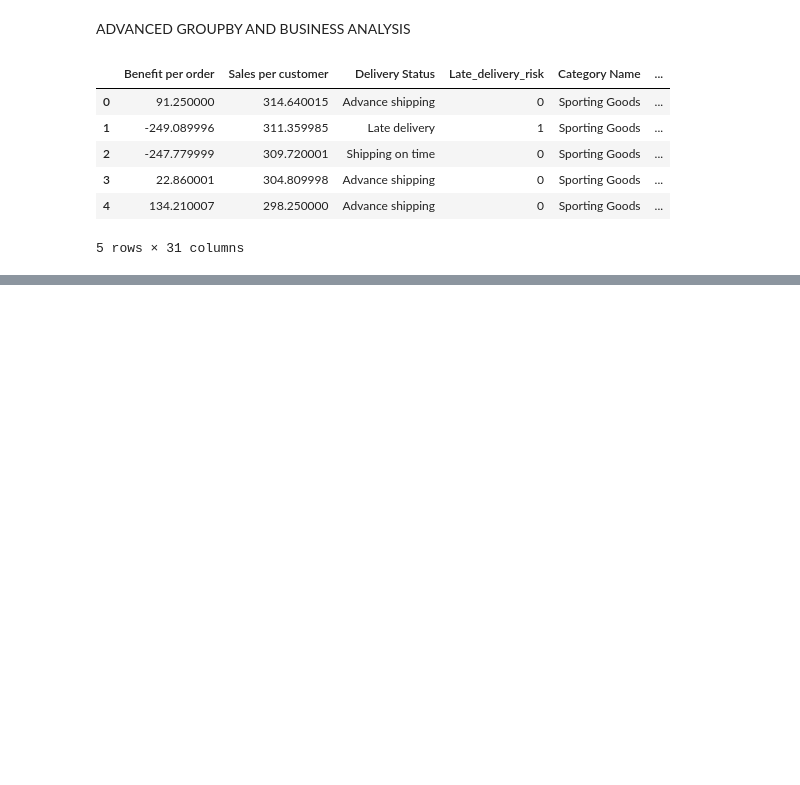
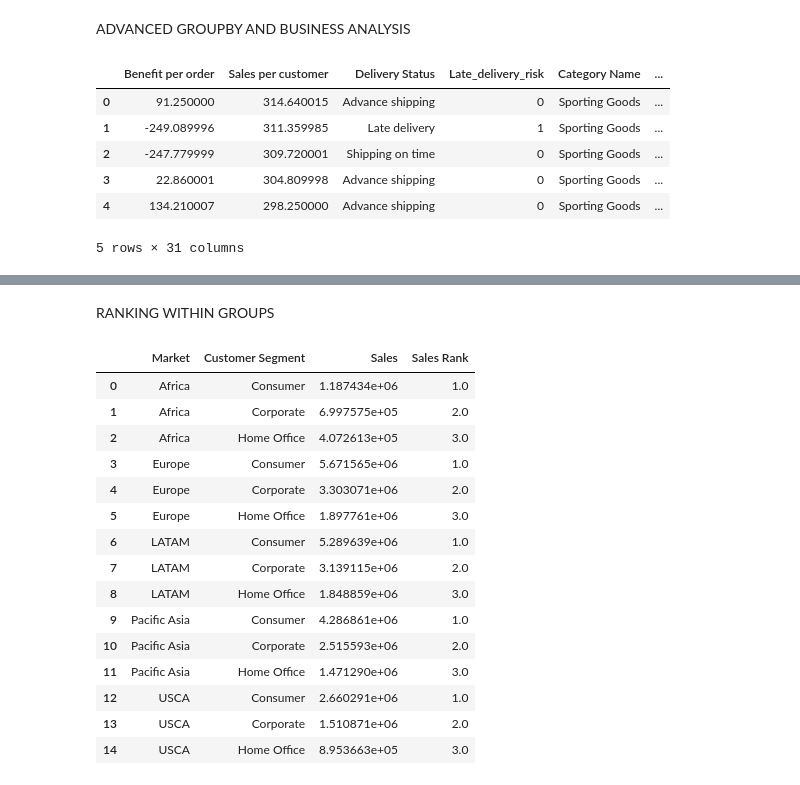
Before and after one commit to ivaibhavpawar1045/Python-Data-Analytics, a Jupyter notebook: 18_advanced_groupby_and_analysis/advanced_analysis.ipynb, the cells around one changed output, grey strips where cells are left out. Saved outputs shown, nothing was run; the diff lists cells and outputs as text; code cells hidden in the pictures; blank space fills up the shorter version.

Commit message:
Advanced GroupBy and Business Analysis

```diff
--- a/18_advanced_groupby_and_analysis/advanced_analysis.ipynb
+++ b/18_advanced_groupby_and_analysis/advanced_analysis.ipynb
@@ -15,0 +104,6 @@ df.head()
+# %%
+market_segment_metrics = (
+     df.groupby(["Market" , "Customer Segment"])["Sales"]
+     .sum().reset_index()
+)
+market_segment_metrics
@@ -15,0 +139,32 @@ df.head()
+# %% [markdown]
+RANKING WITHIN GROUPS
+# %%
+# for each market , rank the customer segment acco. to their sales
+market_segment_metrics["Sales Rank"] =(
+     market_segment_metrics.groupby("Market")["Sales"]
+     .rank(
+          ascending=False ,
+          method="dense"
+     )
+)
+# %%
+market_segment_metrics.sort_values(
+     ["Market" , "Sales Rank"]
+)
+# %% [output]
+|  | Market | Customer Segment | Sales | Sales Rank |
+| 0 | Africa | Consumer | 1.187434e+06 | 1.0 |
+| 1 | Africa | Corporate | 6.997575e+05 | 2.0 |
+| 2 | Africa | Home Office | 4.072613e+05 | 3.0 |
+| 3 | Europe | Consumer | 5.671565e+06 | 1.0 |
+| 4 | Europe | Corporate | 3.303071e+06 | 2.0 |
+| 5 | Europe | Home Office | 1.897761e+06 | 3.0 |
+| 6 | LATAM | Consumer | 5.289639e+06 | 1.0 |
+| 7 | LATAM | Corporate | 3.139115e+06 | 2.0 |
+| 8 | LATAM | Home Office | 1.848859e+06 | 3.0 |
+| 9 | Pacific Asia | Consumer | 4.286861e+06 | 1.0 |
+| 10 | Pacific Asia | Corporate | 2.515593e+06 | 2.0 |
+| 11 | Pacific Asia | Home Office | 1.471290e+06 | 3.0 |
+| 12 | USCA | Consumer | 2.660291e+06 | 1.0 |
+| 13 | USCA | Corporate | 1.510871e+06 | 2.0 |
+| 14 | USCA | Home Office | 8.953663e+05 | 3.0 |
```
Also changed, not shown: parts of 15 cells of this notebook.
